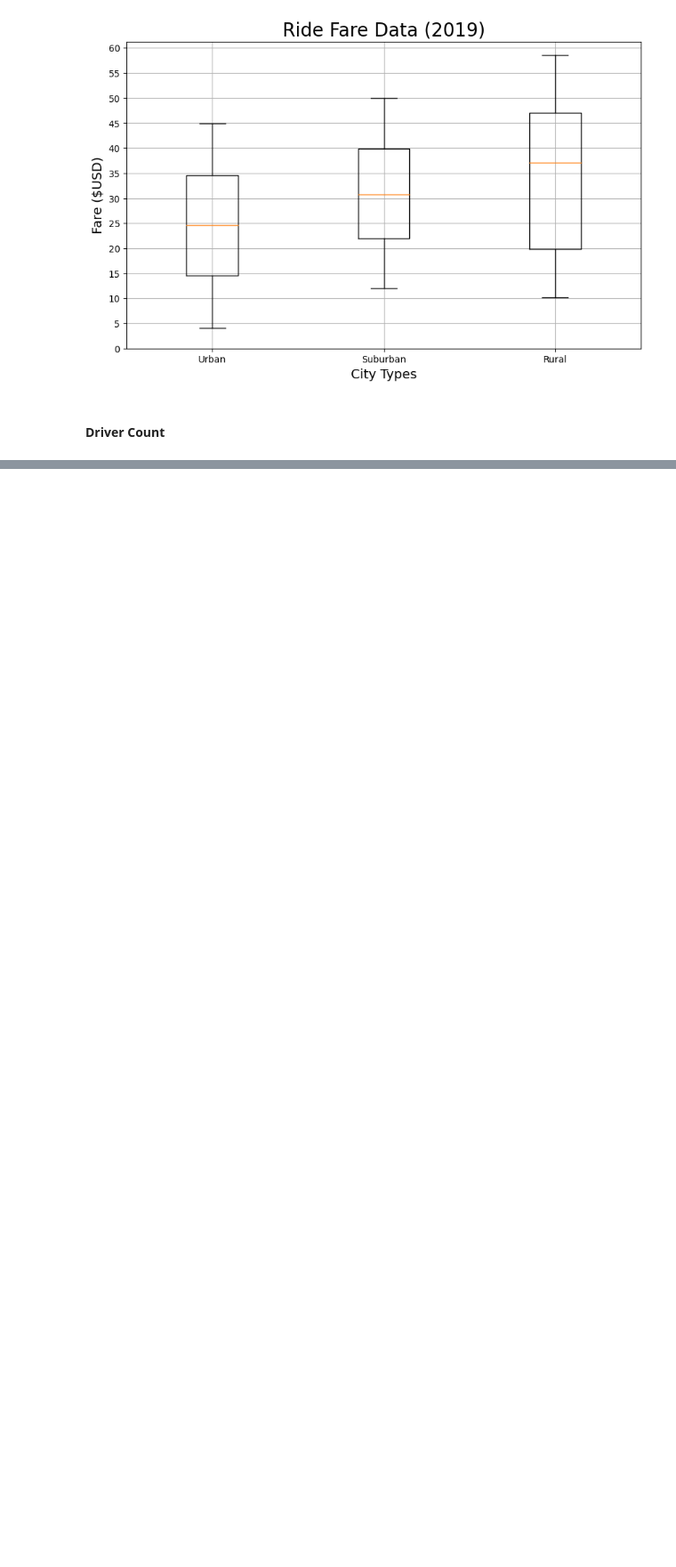
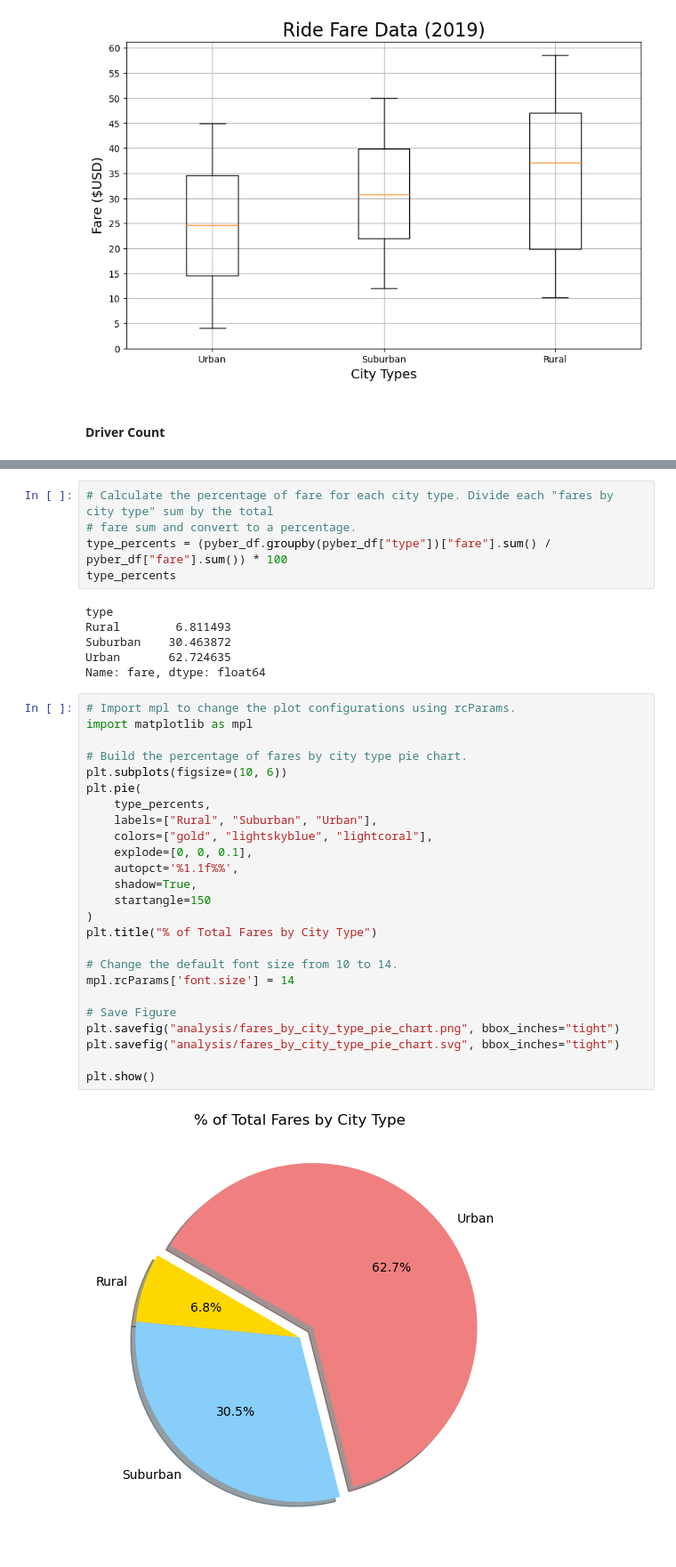
Before and after one commit to cdpeters/rideshare-analysis-visualization-python, a Jupyter notebook: PyBer.ipynb, the cells around one changed output, grey strips where cells are left out. Shown: that part at 89% size. Cells and saved outputs as stored; diff of their text form; blank space fills up the shorter version.

Commit message:
Add fares by city type pie chart, rename imgs

```diff
--- a/PyBer.ipynb
+++ b/PyBer.ipynb
@@ -609,3 +609,41 @@ plt.savefig("analysis/pyber_driver_count_box-and-whisker_plot.svg", bbox_inches=
 plt.show()
 # %% [output]
 [figure]
+# %%
+# Calculate the percentage of fare for each city type. Divide each "fares by city type" sum by the total
+# fare sum and convert to a percentage.
+type_percents = (pyber_df.groupby(pyber_df["type"])["fare"].sum() / pyber_df["fare"].sum()) * 100
+type_percents
+# %% [output]
+type
+Rural        6.811493
+Suburban    30.463872
+Urban       62.724635
+Name: fare, dtype: float64
+# %%
+# Import mpl to change the plot configurations using rcParams.
+import matplotlib as mpl
+
+# Build the percentage of fares by city type pie chart.
+plt.subplots(figsize=(10, 6))
+plt.pie(
+    type_percents,
+    labels=["Rural", "Suburban", "Urban"],
+    colors=["gold", "lightskyblue", "lightcoral"],
+    explode=[0, 0, 0.1],
+    autopct='%1.1f%%',
+    shadow=True,
+    startangle=150
+)
+plt.title("% of Total Fares by City Type")
+
+# Change the default font size from 10 to 14.
+mpl.rcParams['font.size'] = 14
+
+# Save Figure
+plt.savefig("analysis/fares_by_city_type_pie_chart.png", bbox_inches="tight")
+plt.savefig("analysis/fares_by_city_type_pie_chart.svg", bbox_inches="tight")
+
+plt.show()
+# %% [output]
+[figure, added]
```
Also changed, not shown: parts of 4 cells of this notebook, 10 other files.
